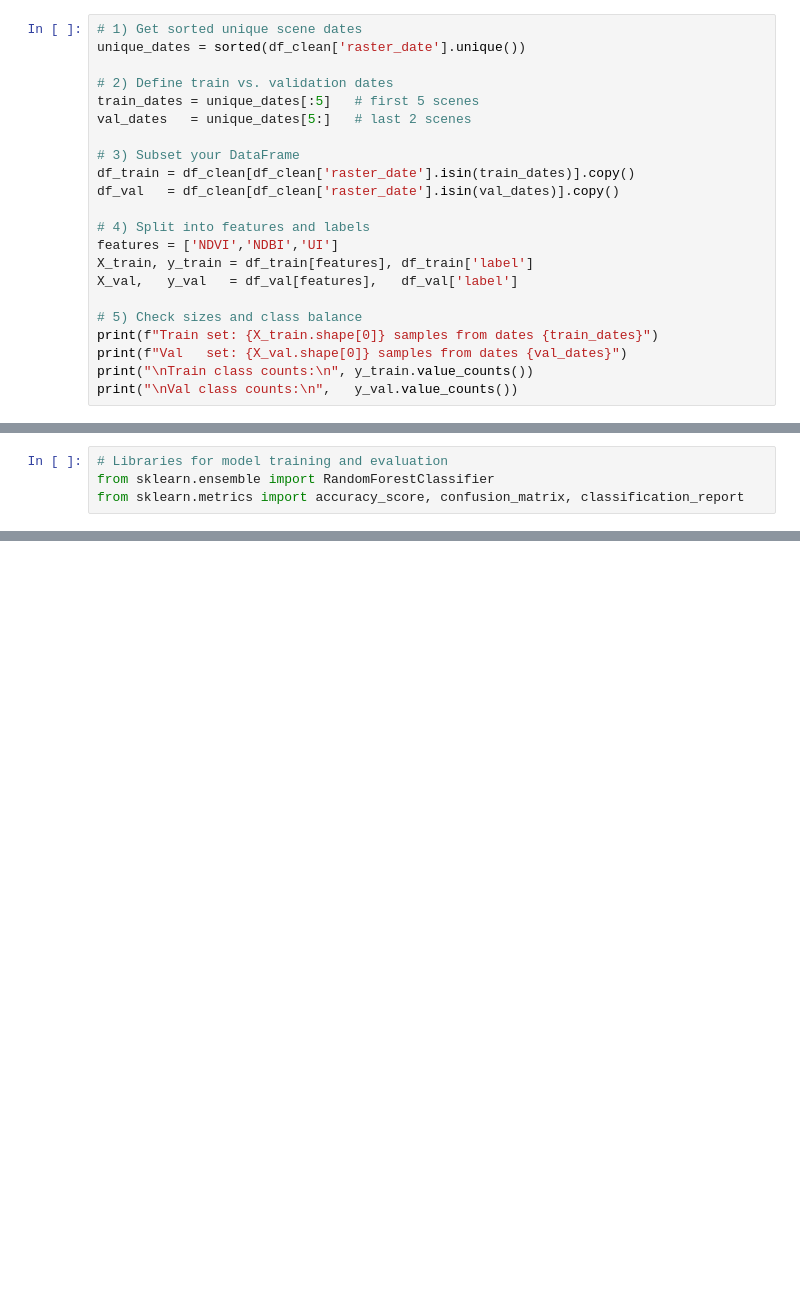
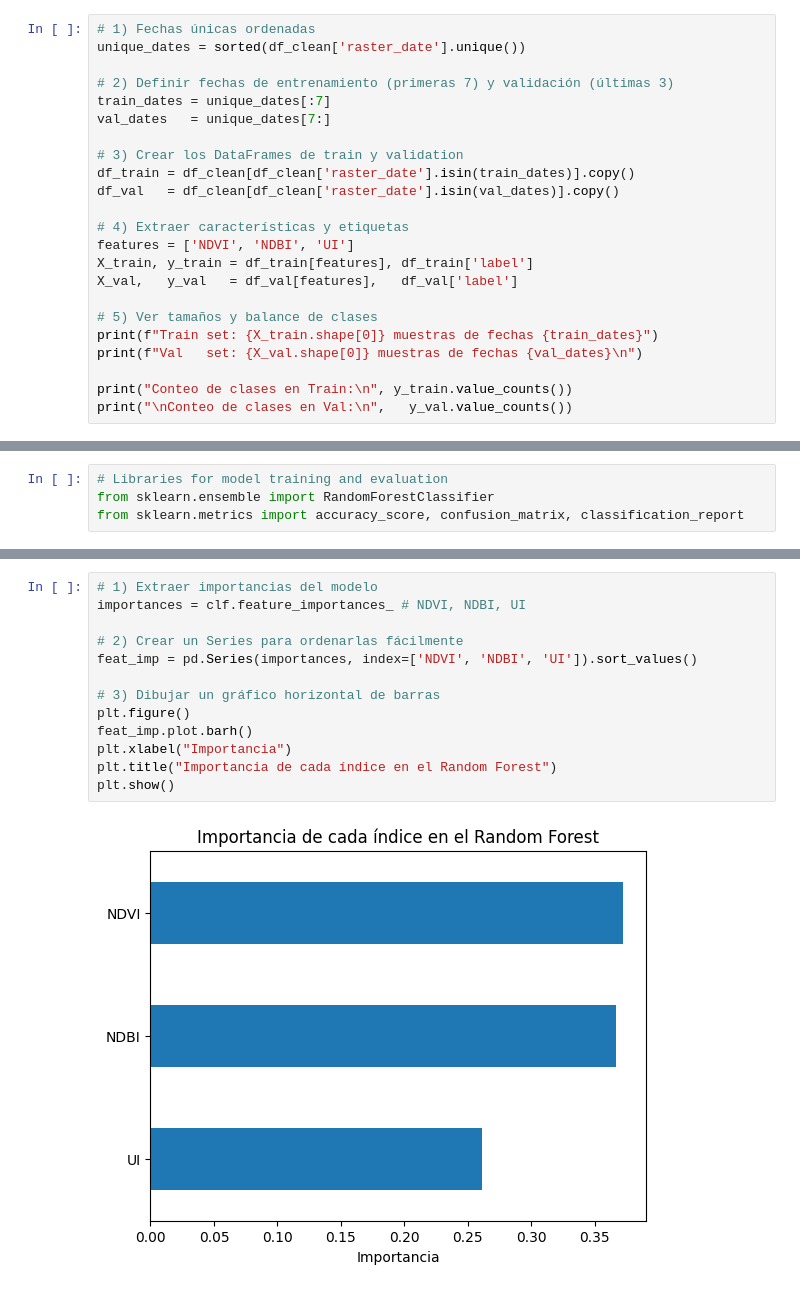
Before and after one commit to prm2419/Evaluacion_de_la_expansion_de_la_huella_urbana_en_La_Ceja_utilizando_aprendizaje_supervisado_y_teled, a Jupyter notebook: Code.ipynb, the cells around one changed output, grey strips where cells are left out. Saved outputs shown, nothing was run; the diff lists cells and outputs as text; blank space fills up the shorter version.

```diff
--- a/Code.ipynb
+++ b/Code.ipynb
@@ -205,23 +348,24 @@ This code segments your dataset based on acquisition dates, ensuring that the mo
 # %%
-# 1) Get sorted unique scene dates
+# 1) Fechas únicas ordenadas
 unique_dates = sorted(df_clean['raster_date'].unique())
 
-# 2) Define train vs. validation dates
-train_dates = unique_dates[:5]   # first 5 scenes
-val_dates   = unique_dates[5:]   # last 2 scenes
+# 2) Definir fechas de entrenamiento (primeras 7) y validación (últimas 3)
+train_dates = unique_dates[:7]
+val_dates   = unique_dates[7:]
 
-# 3) Subset your DataFrame
+# 3) Crear los DataFrames de train y validation
 df_train = df_clean[df_clean['raster_date'].isin(train_dates)].copy()
 df_val   = df_clean[df_clean['raster_date'].isin(val_dates)].copy()
 
-# 4) Split into features and labels
-features = ['NDVI','NDBI','UI']
+# 4) Extraer características y etiquetas
+features = ['NDVI', 'NDBI', 'UI']
 X_train, y_train = df_train[features], df_train['label']
 X_val,   y_val   = df_val[features],   df_val['label']
 
-# 5) Check sizes and class balance
-print(f"Train set: {X_train.shape[0]} samples from dates {train_dates}")
-print(f"Val   set: {X_val.shape[0]} samples from dates {val_dates}")
-print("\nTrain class counts:\n", y_train.value_counts())
-print("\nVal class counts:\n",   y_val.value_counts())
+# 5) Ver tamaños y balance de clases
+print(f"Train set: {X_train.shape[0]} muestras de fechas {train_dates}")
+print(f"Val   set: {X_val.shape[0]} muestras de fechas {val_dates}\n")
+
+print("Conteo de clases en Train:\n", y_train.value_counts())
+print("\nConteo de clases en Val:\n",   y_val.value_counts())
 # %% [output]
@@ -319,0 +558,15 @@ In this case, the F1-scores for both class 0 and class 1 are around **0.84–0.8
+# %%
+# 1) Extraer importancias del modelo
+importances = clf.feature_importances_ # NDVI, NDBI, UI
+
+# 2) Crear un Series para ordenarlas fácilmente
+feat_imp = pd.Series(importances, index=['NDVI', 'NDBI', 'UI']).sort_values()
+
+# 3) Dibujar un gráfico horizontal de barras
+plt.figure()
+feat_imp.plot.barh()
+plt.xlabel("Importancia")
+plt.title("Importancia de cada índice en el Random Forest")
+plt.show()
+# %% [output]
+[figure, added]
```
Also changed, not shown: parts of 24 cells of this notebook.
